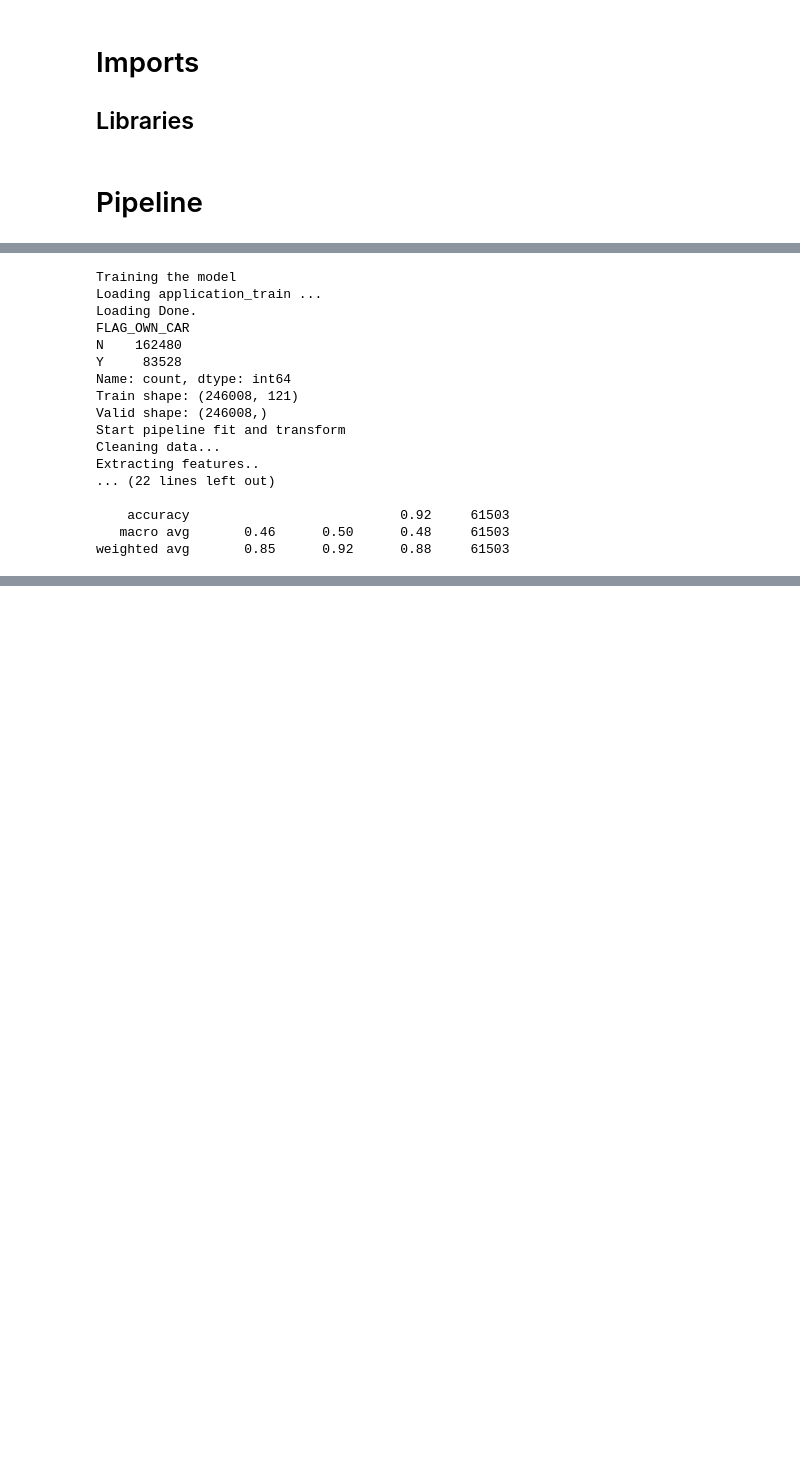
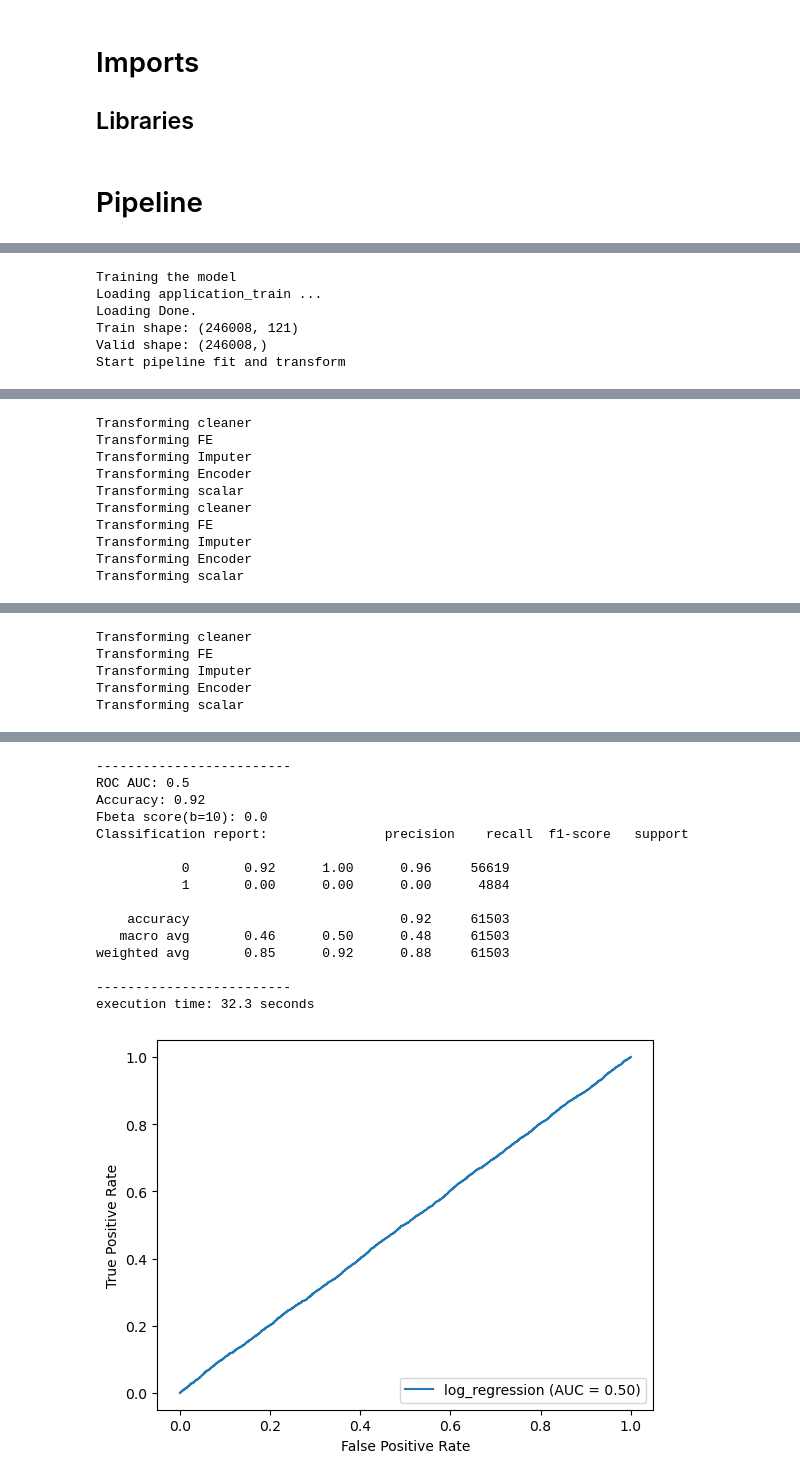
Before and after one commit to NatChe/credit-scoring-dashboard, a Jupyter notebook: 01_Training.ipynb, the cells around one changed output, grey strips where cells are left out. Saved outputs shown, nothing was run; the diff lists cells and outputs as text; code cells hidden in the pictures; blank space fills up the shorter version.

```diff
--- a/01_Training.ipynb
+++ b/01_Training.ipynb
@@ -64,0 +129,6 @@ def train(pipeline_name, config, dev_mode=True):
+# %%
+# Set the experiment
+mlflow.set_experiment("Logistic Regression")
+
+# Track models automatically
+mlflow.sklearn.autolog()
@@ -65,31 +202,12 @@ def train(pipeline_name, config, dev_mode=True):
 # %%
-config = {
-    'preprocessing': {
-        'should_fill_na': True,
-        'num_imputer': SimpleImputer(strategy='median'),
-        'cat_imputer': SimpleImputer(strategy='most_frequent'),
-        'should_scale': True,
-        'scaler': StandardScaler()
-    }
-}
+with mlflow.start_run(run_name = 'log_regression_baseline'):
+    train('log_regression', config, dev_mode=False)
 
-
-train('log_regression', config, dev_mode=False)
+mlflow.end_run()
 # %% [output]
 Training the model
 Loading application_train ...
 Loading Done.
-FLAG_OWN_CAR
-N    162480
-Y     83528
-Name: count, dtype: int64
 Train shape: (246008, 121)
 Valid shape: (246008,)
 Start pipeline fit and transform
-Cleaning data...
-Extracting features..
-... (22 lines left out)
-
-    accuracy                           0.92     61503
-   macro avg       0.46      0.50      0.48     61503
-weighted avg       0.85      0.92      0.88     61503
@@ -95,0 +261,10 @@ weighted avg       0.85      0.92      0.88     61503
+Transforming cleaner
+Transforming FE
+Transforming Imputer
+Transforming Encoder
+Transforming scalar
+Transforming cleaner
+Transforming FE
+Transforming Imputer
+Transforming Encoder
+Transforming scalar
@@ -95,0 +272,5 @@ weighted avg       0.85      0.92      0.88     61503
+Transforming cleaner
+Transforming FE
+Transforming Imputer
+Transforming Encoder
+Transforming scalar
@@ -95,0 +278,16 @@ weighted avg       0.85      0.92      0.88     61503
+-------------------------
+ROC AUC: 0.5
+Accuracy: 0.92
+Fbeta score(b=10): 0.0
+Classification report:               precision    recall  f1-score   support
+
+           0       0.92      1.00      0.96     56619
+           1       0.00      0.00      0.00      4884
+
+    accuracy                           0.92     61503
+   macro avg       0.46      0.50      0.48     61503
+weighted avg       0.85      0.92      0.88     61503
+
+-------------------------
+execution time: 32.3 seconds
+[figure, added]
```
Also changed, not shown: parts of 17 cells of this notebook, 4 other files.
